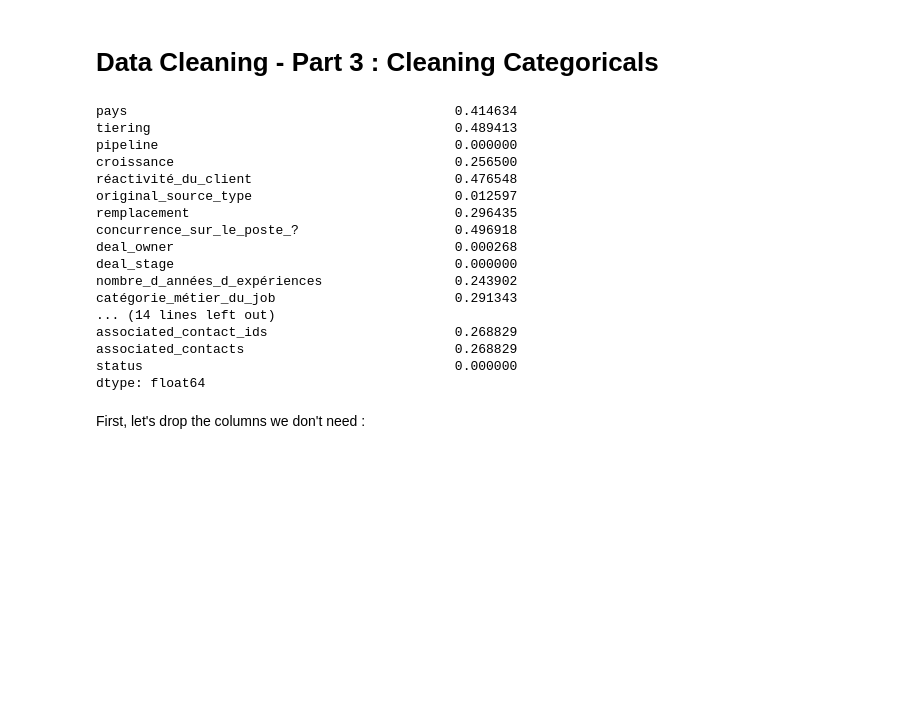
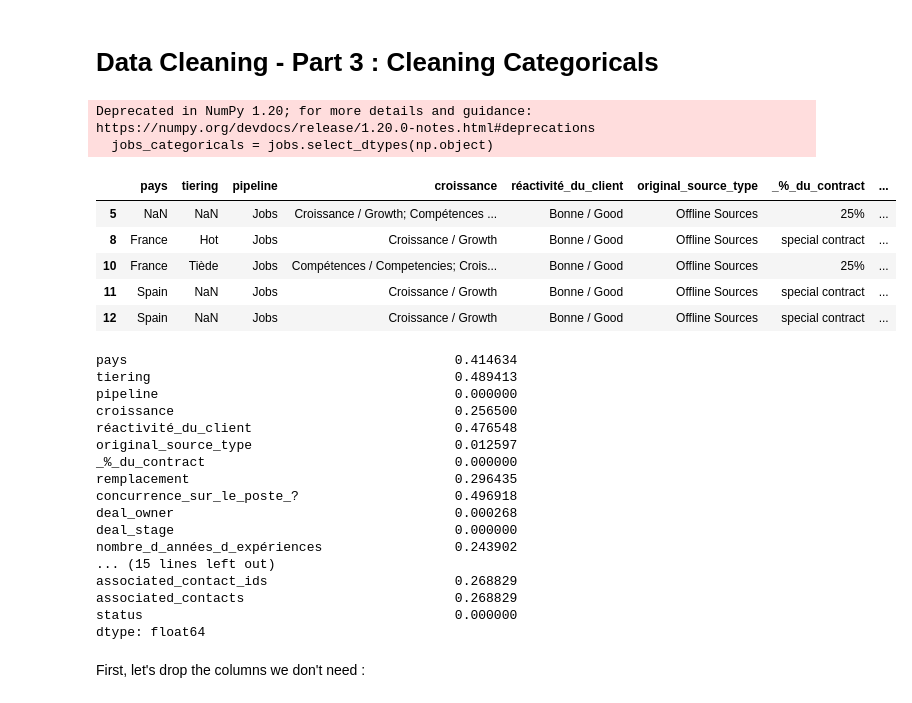
Before and after one commit to audedef/crm_project_ironhack, a Jupyter notebook: cleaning_deals.ipynb, the cells around one changed output. Saved outputs shown, nothing was run; the diff lists cells and outputs as text; code cells hidden in the pictures; blank space fills up the shorter version.

```diff
--- a/cleaning_deals.ipynb
+++ b/cleaning_deals.ipynb
@@ -685,3 +662,5 @@ Forecast amount now follows an exponential distribution. But we should get a clo
+# %%
+jobs['_%_du_contract'] = list(map(clean_contract, jobs['_%_du_contract']))
 # %%
 # check outliers
 #def plot_outliers(x) :
@@ -701,6 +680,18 @@ Forecast amount now follows an exponential distribution. But we should get a clo
 #print("In % :", round(len(outliers1)/len(continuous_df)*100,2))
 # %% [markdown]
 # Data Cleaning - Part 3 : Cleaning Categoricals
+# %%
+jobs_categoricals = jobs.select_dtypes(np.object)
+display(jobs_categoricals.head())
+# %% [output]
+Deprecated in NumPy 1.20; for more details and guidance: https://numpy.org/devdocs/release/1.20.0-notes.html#deprecations
+  jobs_categoricals = jobs.select_dtypes(np.object)
+|  | pays | tiering | pipeline | croissance | réactivité_du_client | original_source_type | _%_du_contract | ... |
+| 5 | NaN | NaN | Jobs | Croissance / Growth; Compétences ... | Bonne / Good | Offline Sources | 25% | ... |
+| 8 | France | Hot | Jobs | Croissance / Growth | Bonne / Good | Offline Sources | special contract | ... |
+| 10 | France | Tiède | Jobs | Compétences / Competencies; Crois... | Bonne / Good | Offline Sources | 25% | ... |
+| 11 | Spain | NaN | Jobs | Croissance / Growth | Bonne / Good | Offline Sources | special contract | ... |
+| 12 | Spain | NaN | Jobs | Croissance / Growth | Bonne / Good | Offline Sources | special contract | ... |
 # %%
 jobs_categoricals.isna().sum()/jobs_categoricals.shape[0]
 # %% [output]
@@ -710,13 +701,13 @@ pipeline                                      0.000000
 croissance                                    0.256500
 réactivité_du_client                          0.476548
 original_source_type                          0.012597
+_%_du_contract                                0.000000
 remplacement                                  0.296435
 concurrence_sur_le_poste_?                    0.496918
 deal_owner                                    0.000268
 deal_stage                                    0.000000
 nombre_d_années_d_expériences                 0.243902
-catégorie_métier_du_job                       0.291343
-... (14 lines left out)
+... (15 lines left out)
 associated_contact_ids                        0.268829
 associated_contacts                           0.268829
 status                                        0.000000
```
Also changed, not shown: parts of 57 cells of this notebook, 2 other files.
